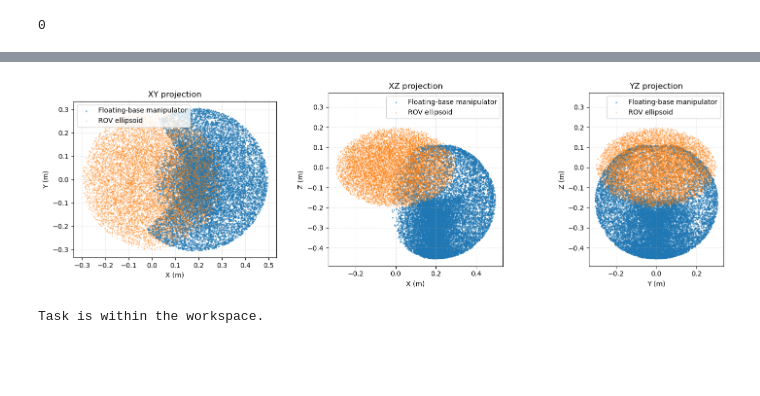
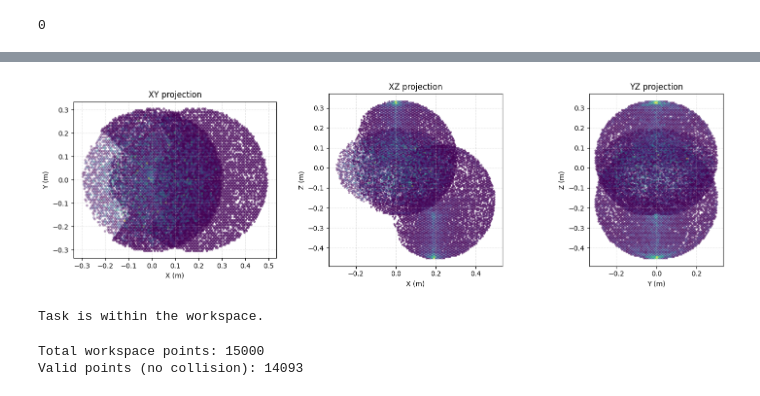
Before and after one commit to edxmorgan/floating-KinDyn, a Jupyter notebook: usage/robot_kinematics.ipynb, the cells around one changed output, grey strips where cells are left out. Saved outputs shown, nothing was run; the diff lists cells and outputs as text; code cells hidden in the pictures; blank space fills up the shorter version.

```diff
--- a/usage/robot_kinematics.ipynb
+++ b/usage/robot_kinematics.ipynb
@@ -183,7 +186,7 @@ def _limits_from_data(arrs, pad=0.05):
 
 
 def plot_workspace_2d(positions_fb, positions_fx, extra_pts=None,
-                      s_fb=2, s_fx=2, s_extra=1, lims=None, use_hexbin=False, gridsize=80):
+                      s_fb=2, s_fx=2, s_extra=1, lims=None, use_hexbin=True, gridsize=80):
     """
     XY, XZ, YZ projections in a single row with equal aspect and shared limits per view.
     """
@@ -202,34 +205,34 @@ def plot_workspace_2d(positions_fb, positions_fx, extra_pts=None,
                 (Pex[:, [i, j]] if Pex is not None else None)
             ])
         else:
             mins2 = np.array(lims[0])[ [i, j] ]
             maxs2 = np.array(lims[1])[ [i, j] ]
 
         if use_hexbin:
             ax.hexbin(Pfb[:, i], Pfb[:, j], gridsize=gridsize, mincnt=1, alpha=0.5)
             ax.hexbin(Pfx[:, i], Pfx[:, j], gridsize=gridsize, mincnt=1, alpha=0.5)
             if Pex is not None:
                 ax.hexbin(Pex[:, i], Pex[:, j], gridsize=gridsize, mincnt=1, alpha=0.3)
         else:
             ax.scatter(Pfb[:, i], Pfb[:, j], s=s_fb, alpha=0.5, label='Floating-base manipulator')
             # ax.scatter(Pfx[:, i], Pfx[:, j], s=s_fx, alpha=0.5, label='Fixed-base manipulator')
             if Pex is not None:
                 ax.scatter(Pex[:, i], Pex[:, j], s=s_extra, alpha=0.3, label='ROV ellipsoid')
 
         ax.set_xlabel(f'{ax0} (m)'); ax.set_ylabel(f'{ax1} (m)')
         ax.set_xlim(mins2[0], maxs2[0]); ax.set_ylim(mins2[1], maxs2[1])
         ax.set_aspect('equal', 'box'); ax.grid(True, linestyle='--', alpha=0.3)
         ax.set_title(f'{ax0}{ax1} projection')
         if not use_hexbin:
             ax.legend(loc='best')
 
     plt.tight_layout()
     plt.show()
 
 floating_base_ellipsoid_clpts = generate_rov_ellipsoid(a=0.3, b=0.3, c=0.2, num_points=10000)
 plot_workspace_2d(positions_fb, positions_fx, extra_pts=floating_base_ellipsoid_clpts)
 # %% [output]
-[figure, old version]
+[figure, new version]
 # %%
 # Precompute convex hull from your workspace points (positions_fb: (N x 3) array)
 workspace_hull = ConvexHull(workspace_points)
@@ -257,3 +260,32 @@ else:
     print("Task is out-of-workspace.")
 # %% [output]
 Task is within the workspace.
+# %%
+def in_hull(points, hull, tol=1e-9):
+    """
+    Vectorized test: returns a boolean mask of which points are inside `hull`.
+    points: (N, d)
+    hull.equations: (F, d+1), rows are [normal, offset]
+    """
+    A = hull.equations[:, :-1]   # normals
+    b = hull.equations[:, -1]    # offsets
+    # shape: (N, F)
+    vals = points @ A.T + b
+    return np.all(vals <= tol, axis=1)
+
+# 1. Points that are inside the workspace hull
+# (will typically all be True if workspace_points built that hull)
+inside_workspace = in_hull(workspace_points, workspace_hull)
+
+# 2. Points that are inside the floating base hull
+inside_vehicle = in_hull(workspace_points, floating_base_hull)
+
+# 3. Valid points: inside workspace and not inside vehicle
+valid_mask = inside_workspace & (~inside_vehicle)
+valid_workspace_points = workspace_points[valid_mask]
+
+print("Total workspace points:", workspace_points.shape[0])
+print("Valid points (no collision):", valid_workspace_points.shape[0])
+# %% [output]
+Total workspace points: 15000
+Valid points (no collision): 14093
```
Also changed, not shown: parts of 8 cells of this notebook, 3 other files.
